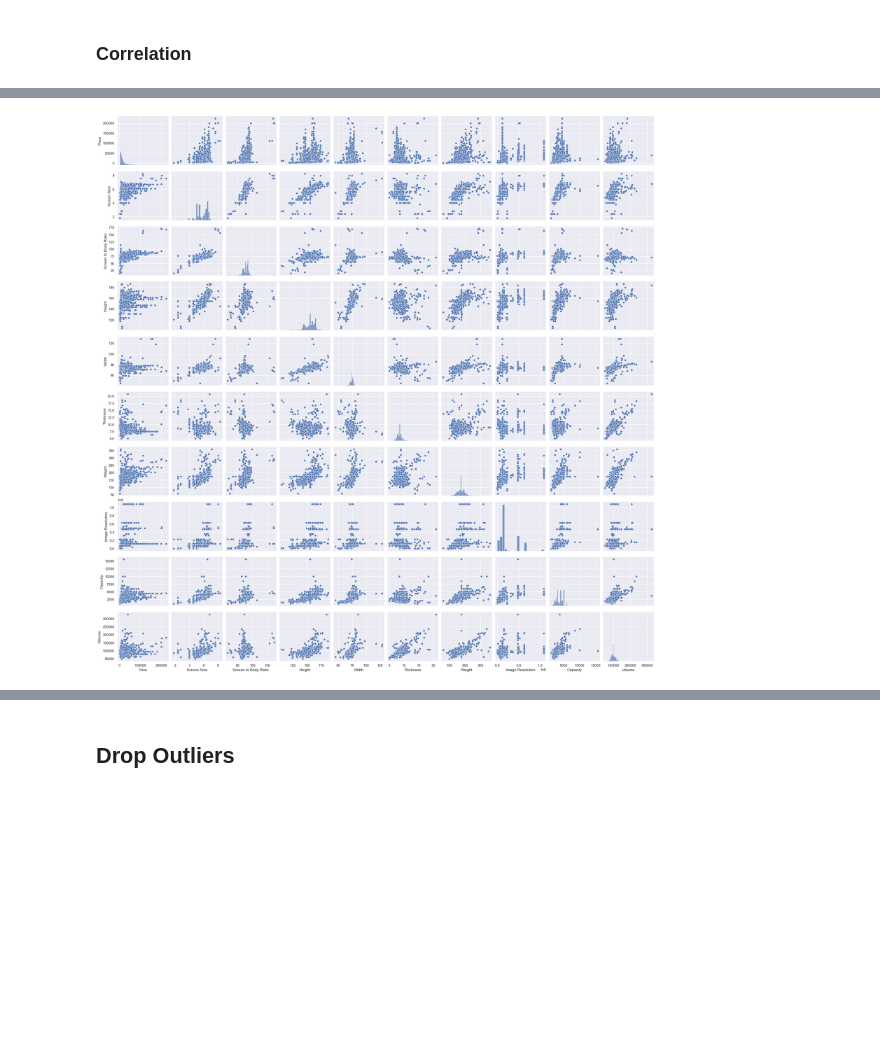
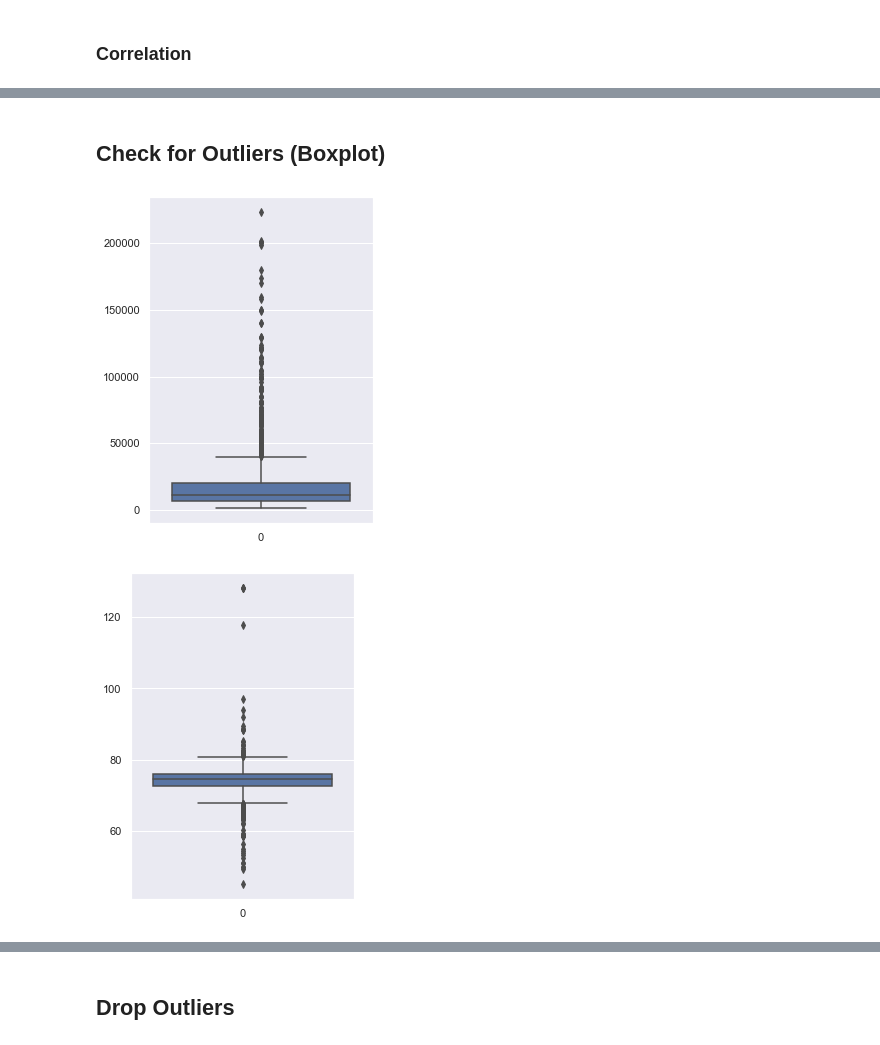
Before and after one commit to shami-am/phone-price-regression, a Jupyter notebook: Code/Phone Price Regression - Code.ipynb, the cells around one changed output, grey strips where cells are left out. Cells and saved outputs as stored; diff of their text form; code cells hidden in the pictures; blank space fills up the shorter version.

```diff
--- a/Code/Phone Price Regression - Code.ipynb
+++ b/Code/Phone Price Regression - Code.ipynb
@@ -59,7 +59,17 @@ phone_df.corr()
 | Capacity | 0.196027 | 0.780852 | 0.568758 | 0.733860 | 0.462324 | 0.125468 | 0.657738 | 0.552721 | ... |
 | Volume | 0.104653 | 0.436595 | 0.292054 | 0.592254 | 0.514291 | 0.712789 | 0.711364 | 0.281195 | ... |
 # %%
-sns.pairplot(phone_df);
-plt.savefig('pairplot.png')
+#sns.pairplot(phone_df);
+#plt.savefig('pairplot.png')
-# %% [output]
-[figure, removed]
+# %% [markdown]
+## Check for Outliers (Boxplot)
+# %%
+plt.figure(figsize=(4, 6))
+sns.boxplot(data=phone_df['Price']);
+# %% [output]
+[figure, added]
+# %%
+plt.figure(figsize=(4, 6))
+sns.boxplot(data=phone_df['Width']);
+# %% [output]
+[figure, added]
```
Also changed, not shown: parts of 5 cells of this notebook.
